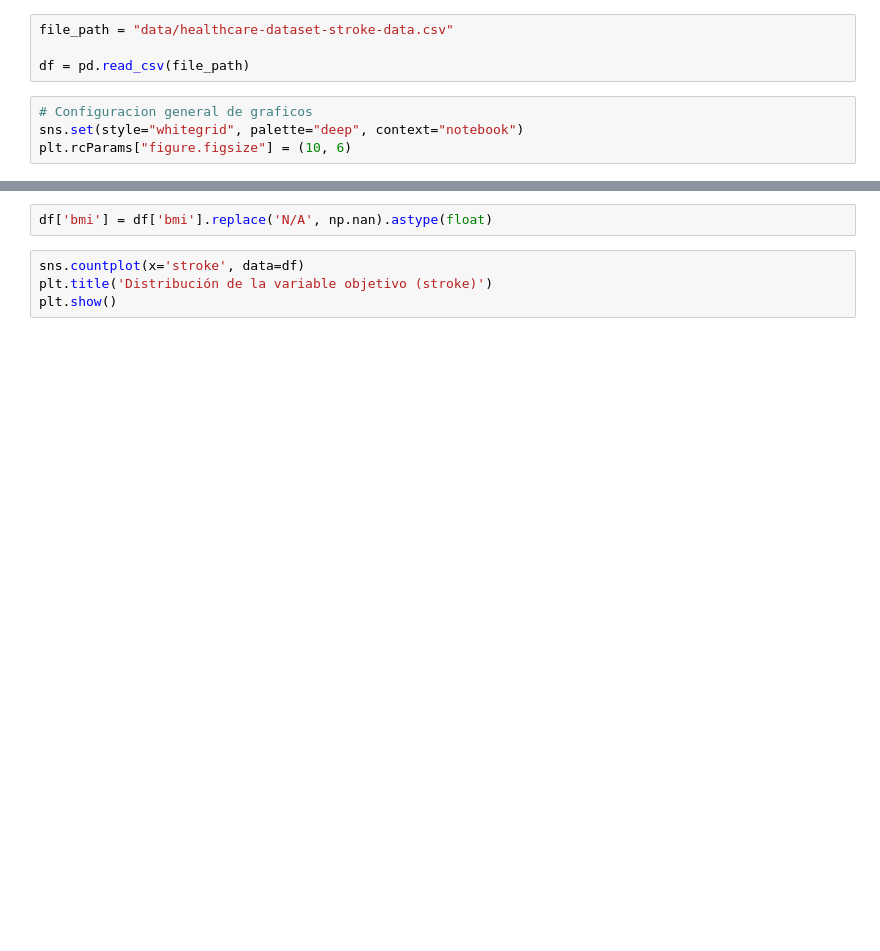
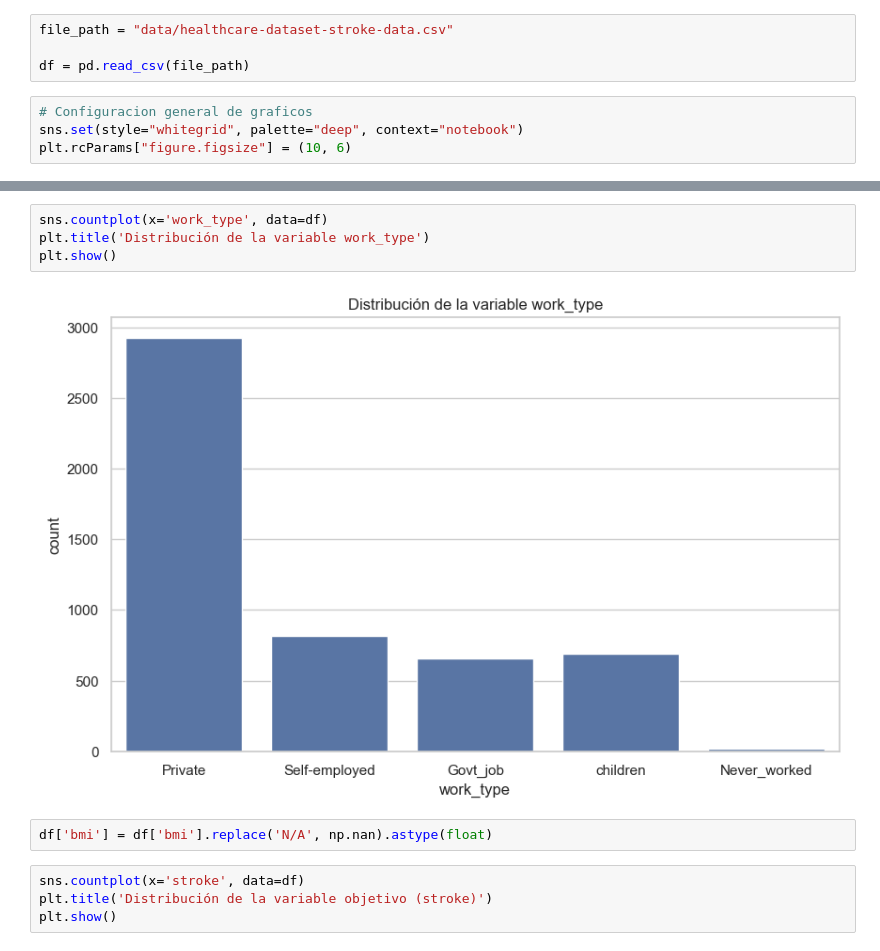
Before and after one commit to jpskobalski/tp_machine_learning, a Jupyter notebook: tp_machine_learning.ipynb, the cells around one changed output, grey strips where cells are left out. Cells and saved outputs as stored; diff of their text form; blank space fills up the shorter version.

```diff
--- a/tp_machine_learning.ipynb
+++ b/tp_machine_learning.ipynb
@@ -51,3 +64,9 @@ dtype: int64
+# %%
+sns.countplot(x='work_type', data=df)
+plt.title('Distribución de la variable work_type')
+plt.show()
+# %% [output]
+[figure, added]
 # %%
 df['bmi'] = df['bmi'].replace('N/A', np.nan).astype(float)
 # %%
```
Also changed, not shown: parts of 12 cells of this notebook.
